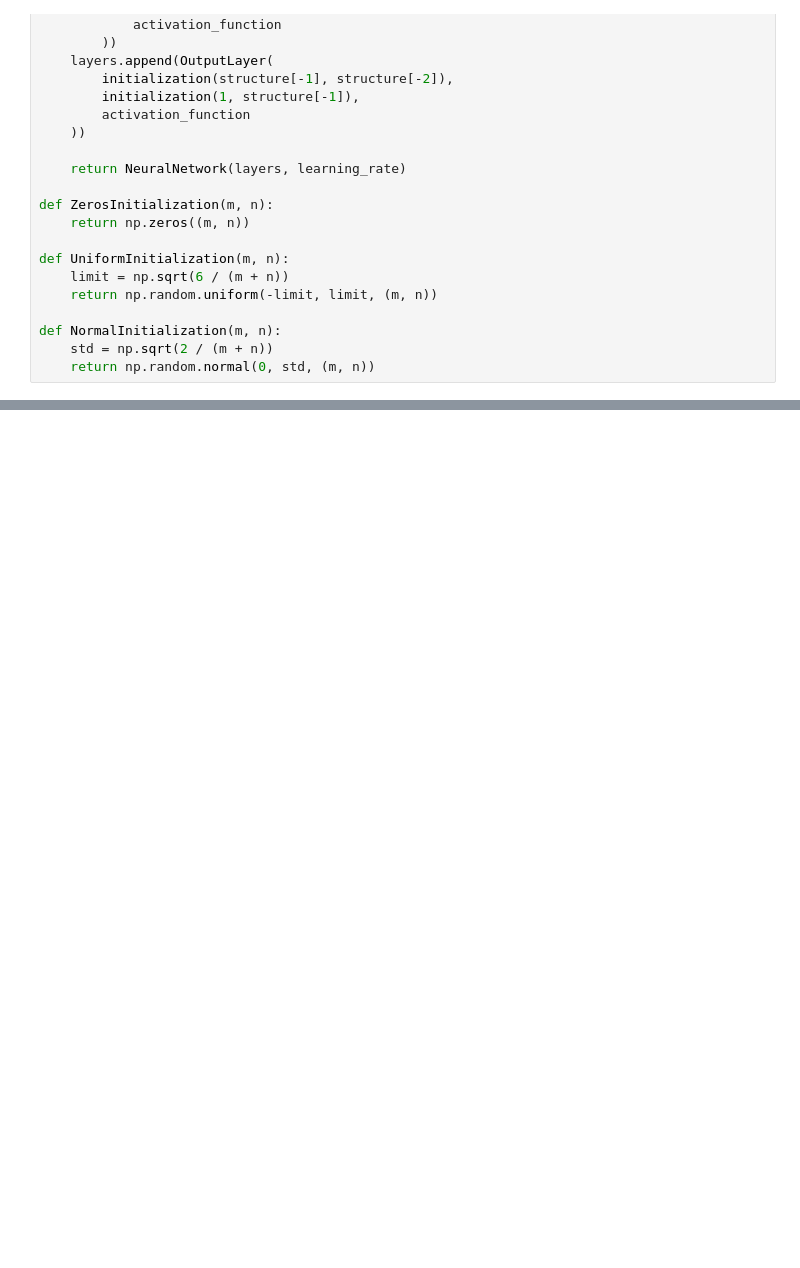
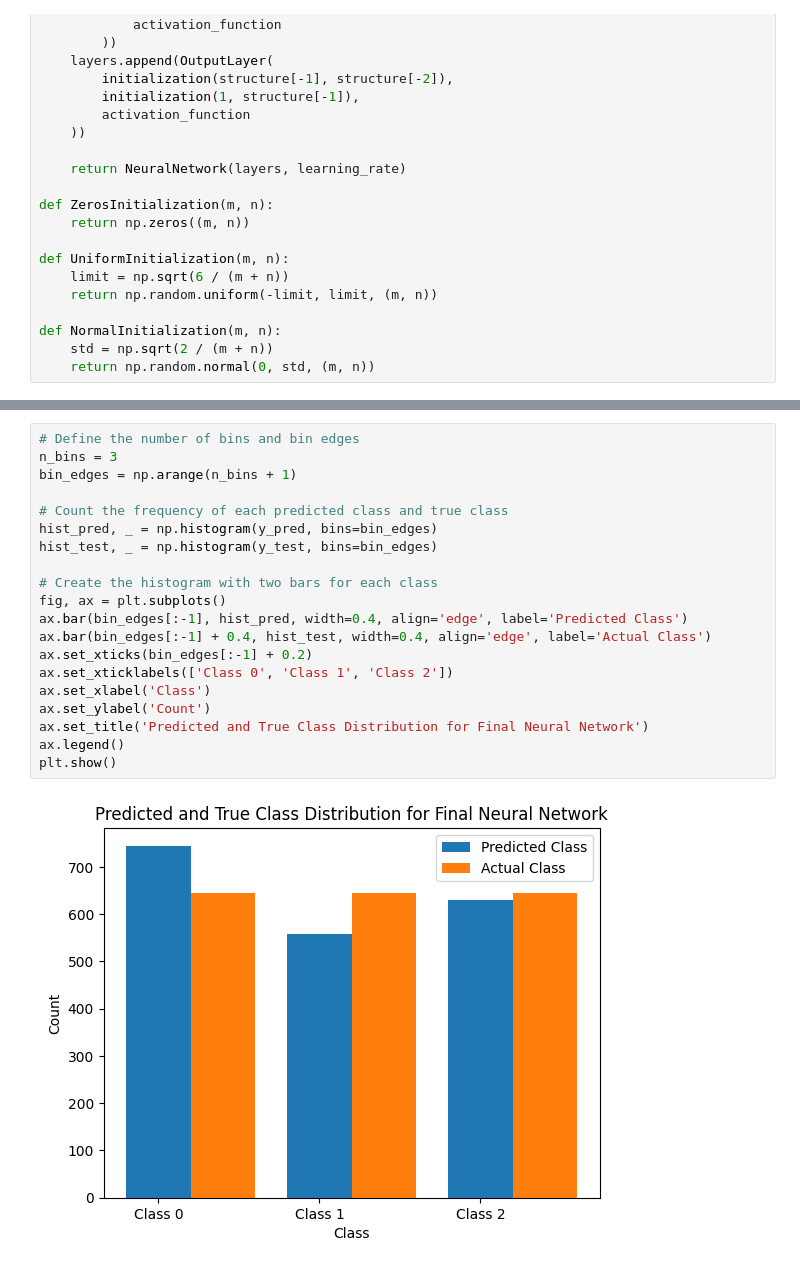
Before and after one commit to Gaurang-1402/Machine-Learning-final-project, a Jupyter notebook: remi/NeuralNetwork.ipynb, the cells around one changed output, grey strips where cells are left out. Cells and saved outputs as stored; diff of their text form; blank space fills up the shorter version.

```diff
--- a/remi/NeuralNetwork.ipynb
+++ b/remi/NeuralNetwork.ipynb
@@ -322,0 +370,22 @@ KeyboardInterrupt:
+# %%
+# Define the number of bins and bin edges
+n_bins = 3
+bin_edges = np.arange(n_bins + 1)
+
+# Count the frequency of each predicted class and true class
+hist_pred, _ = np.histogram(y_pred, bins=bin_edges)
+hist_test, _ = np.histogram(y_test, bins=bin_edges)
+
+# Create the histogram with two bars for each class
+fig, ax = plt.subplots()
+ax.bar(bin_edges[:-1], hist_pred, width=0.4, align='edge', label='Predicted Class')
+ax.bar(bin_edges[:-1] + 0.4, hist_test, width=0.4, align='edge', label='Actual Class')
+ax.set_xticks(bin_edges[:-1] + 0.2)
+ax.set_xticklabels(['Class 0', 'Class 1', 'Class 2'])
+ax.set_xlabel('Class')
+ax.set_ylabel('Count')
+ax.set_title('Predicted and True Class Distribution for Final Neural Network')
+ax.legend()
+plt.show()
+# %% [output]
+[figure, added]
```
Also changed, not shown: parts of 6 cells of this notebook, 12 other files.
